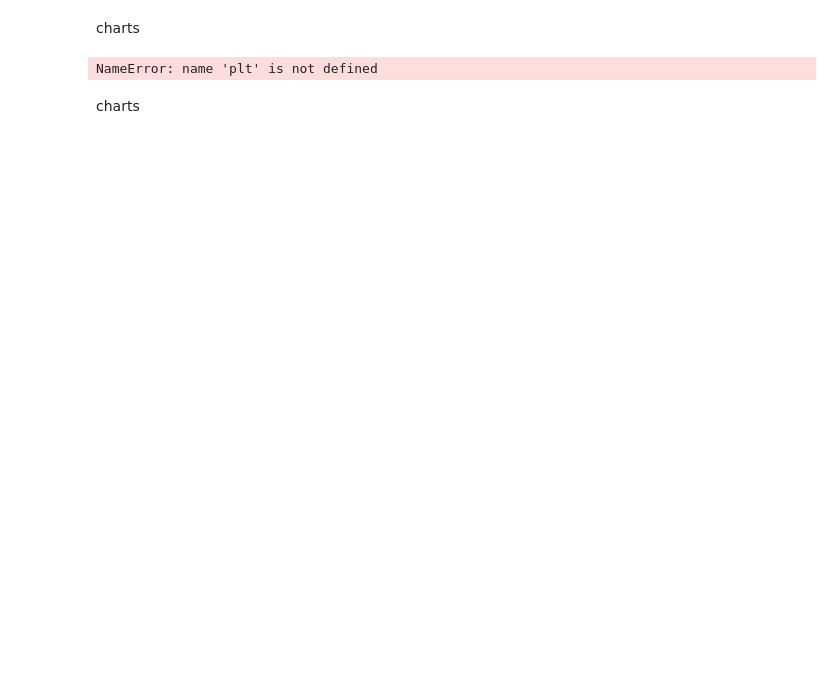
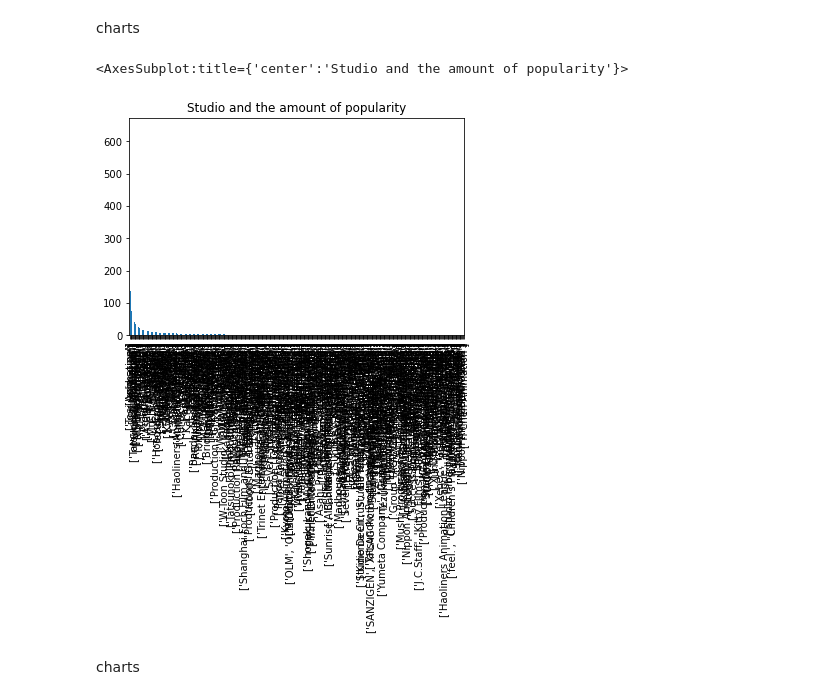
Before and after one commit to TamirIsCool/DataScIntro, a Jupyter notebook: Classification/WebScraping/prediction_groundwork_for_tommorow.ipynb, the cells around one changed output. Drawn from its saved outputs; the diff is of its cells as text; code cells hidden in the pictures; blank space fills up the shorter version.

```diff
--- a/Classification/WebScraping/prediction_groundwork_for_tommorow.ipynb
+++ b/Classification/WebScraping/prediction_groundwork_for_tommorow.ipynb
@@ -64,12 +179,13 @@ charts
 # %%
 #MAKE MEDIAN STUDIO POPULARITY
 #MAKE CHART
 
-
+import matplotlib.pyplot as plt
 plt.title('Studio and the amount of popularity')
-df.studio.value_counts().plot(kind = 'bar')
+df.Studios.value_counts().plot(kind = 'bar')
 # %% [output]
-NameError: name 'plt' is not defined
+<AxesSubplot:title={'center':'Studio and the amount of popularity'}>
+[figure, added]
 # %% [markdown]
 charts
 # %%
```
Also changed, not shown: parts of 4 cells of this notebook.
